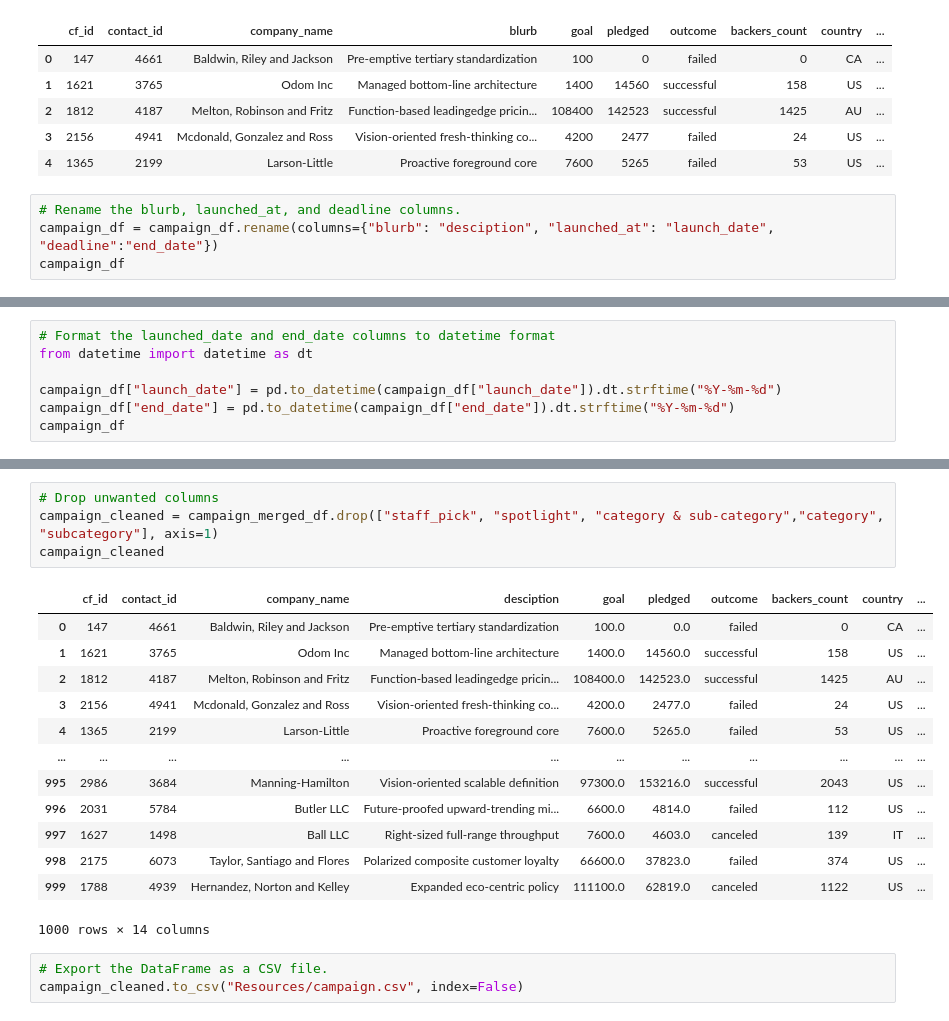
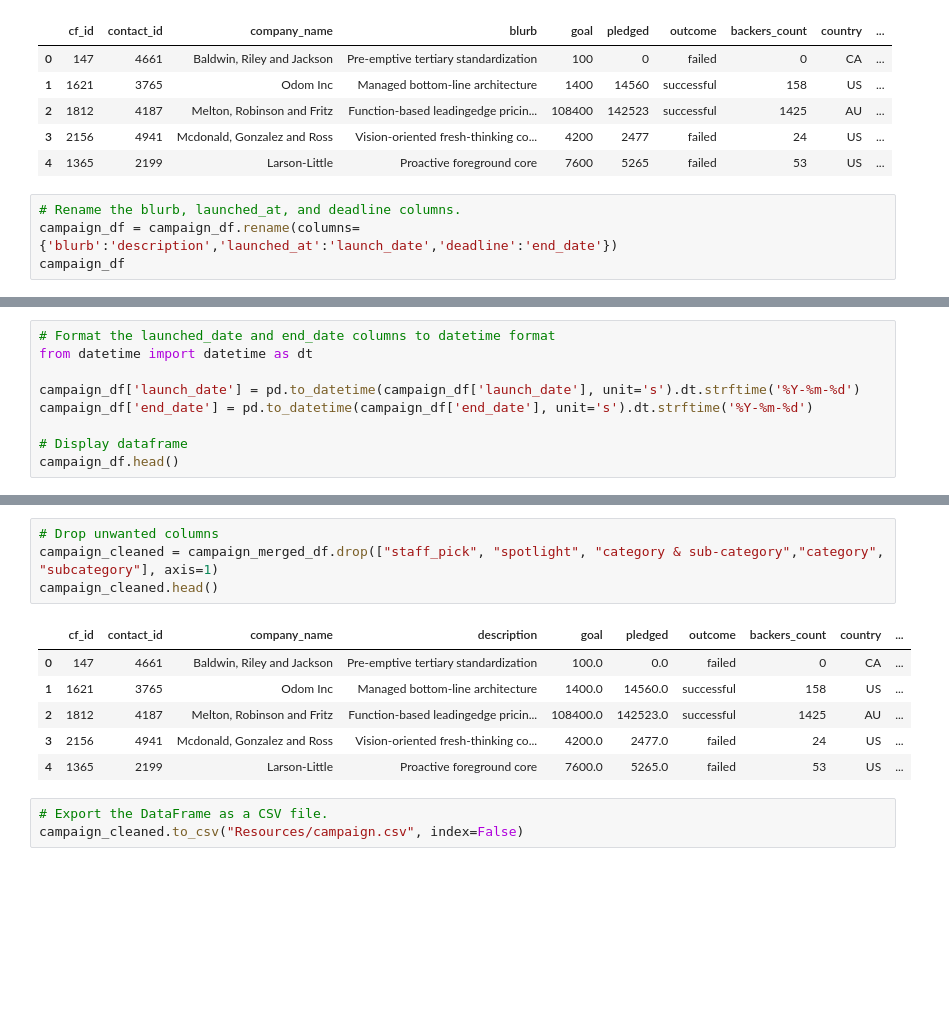
Before and after one commit to 87gru/Crowdfunding_ETL, a Jupyter notebook: ETL_Mini_Project_Starter_Code_GRubio_VMejia_EAdeoye.ipynb, the cells around one changed output, grey strips where cells are left out. Drawn from its saved outputs; the diff is of its cells as text; blank space fills up the shorter version.

```diff
--- a/ETL_Mini_Project_Starter_Code_GRubio_VMejia_EAdeoye.ipynb
+++ b/ETL_Mini_Project_Starter_Code_GRubio_VMejia_EAdeoye.ipynb
@@ -197,6 +195,6 @@ campaign_df.head()
 | 4 | 1365 | 2199 | Larson-Little | Proactive foreground core | 7600 | 5265 | failed | 53 | US | ... |
 # %%
 # Rename the blurb, launched_at, and deadline columns.
-campaign_df = campaign_df.rename(columns={"blurb": "desciption", "launched_at": "launch_date", "deadline":"end_date"})
+campaign_df = campaign_df.rename(columns={'blurb':'description','launched_at':'launch_date','deadline':'end_date'})
 campaign_df
 # %% [output]
@@ -243,7 +240,9 @@ dtype: object
 # Format the launched_date and end_date columns to datetime format
 from datetime import datetime as dt
 
-campaign_df["launch_date"] = pd.to_datetime(campaign_df["launch_date"]).dt.strftime("%Y-%m-%d")
-campaign_df["end_date"] = pd.to_datetime(campaign_df["end_date"]).dt.strftime("%Y-%m-%d")
-campaign_df
+campaign_df['launch_date'] = pd.to_datetime(campaign_df['launch_date'], unit='s').dt.strftime('%Y-%m-%d')
+campaign_df['end_date'] = pd.to_datetime(campaign_df['end_date'], unit='s').dt.strftime('%Y-%m-%d')
+
+# Display dataframe
+campaign_df.head()
 # %% [output]
@@ -281,21 +273,14 @@ campaign_merged_df.tail(10)
 # %%
 # Drop unwanted columns
 campaign_cleaned = campaign_merged_df.drop(["staff_pick", "spotlight", "category & sub-category","category", "subcategory"], axis=1)
-campaign_cleaned
+campaign_cleaned.head()
 # %% [output]
-|  | cf_id | contact_id | company_name | desciption | goal | pledged | outcome | backers_count | country | ... |
+|  | cf_id | contact_id | company_name | description | goal | pledged | outcome | backers_count | country | ... |
 | 0 | 147 | 4661 | Baldwin, Riley and Jackson | Pre-emptive tertiary standardization | 100.0 | 0.0 | failed | 0 | CA | ... |
 | 1 | 1621 | 3765 | Odom Inc | Managed bottom-line architecture | 1400.0 | 14560.0 | successful | 158 | US | ... |
 | 2 | 1812 | 4187 | Melton, Robinson and Fritz | Function-based leadingedge pricin... | 108400.0 | 142523.0 | successful | 1425 | AU | ... |
 | 3 | 2156 | 4941 | Mcdonald, Gonzalez and Ross | Vision-oriented fresh-thinking co... | 4200.0 | 2477.0 | failed | 24 | US | ... |
 | 4 | 1365 | 2199 | Larson-Little | Proactive foreground core | 7600.0 | 5265.0 | failed | 53 | US | ... |
-| ... | ... | ... | ... | ... | ... | ... | ... | ... | ... | ... |
-| 995 | 2986 | 3684 | Manning-Hamilton | Vision-oriented scalable definition | 97300.0 | 153216.0 | successful | 2043 | US | ... |
-| 996 | 2031 | 5784 | Butler LLC | Future-proofed upward-trending mi... | 6600.0 | 4814.0 | failed | 112 | US | ... |
-| 997 | 1627 | 1498 | Ball LLC | Right-sized full-range throughput | 7600.0 | 4603.0 | canceled | 139 | IT | ... |
-| 998 | 2175 | 6073 | Taylor, Santiago and Flores | Polarized composite customer loyalty | 66600.0 | 37823.0 | failed | 374 | US | ... |
-| 999 | 1788 | 4939 | Hernandez, Norton and Kelley | Expanded eco-centric policy | 111100.0 | 62819.0 | canceled | 1122 | US | ... |
-1000 rows × 14 columns
 # %%
 # Export the DataFrame as a CSV file.
 campaign_cleaned.to_csv("Resources/campaign.csv", index=False)
```
Also changed, not shown: parts of 18 cells of this notebook, 8 other files.
